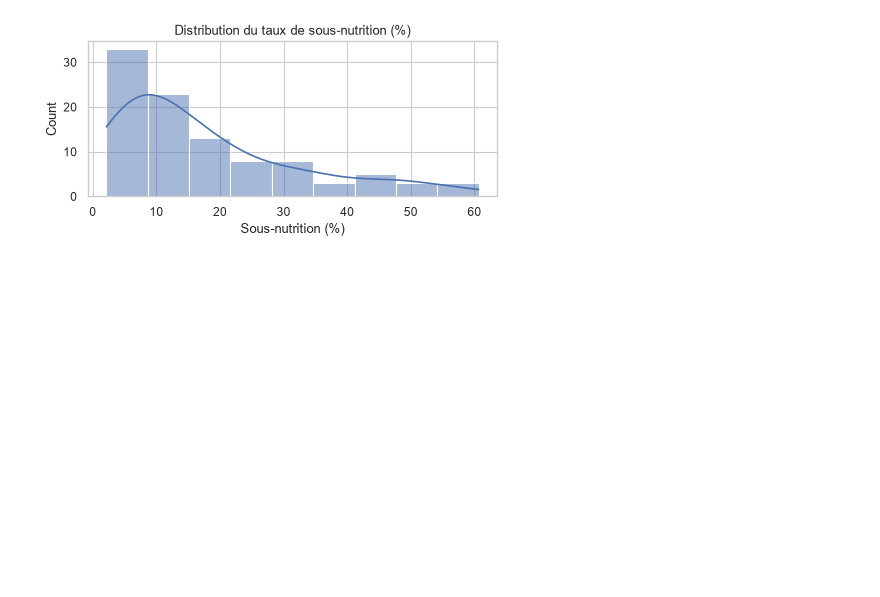
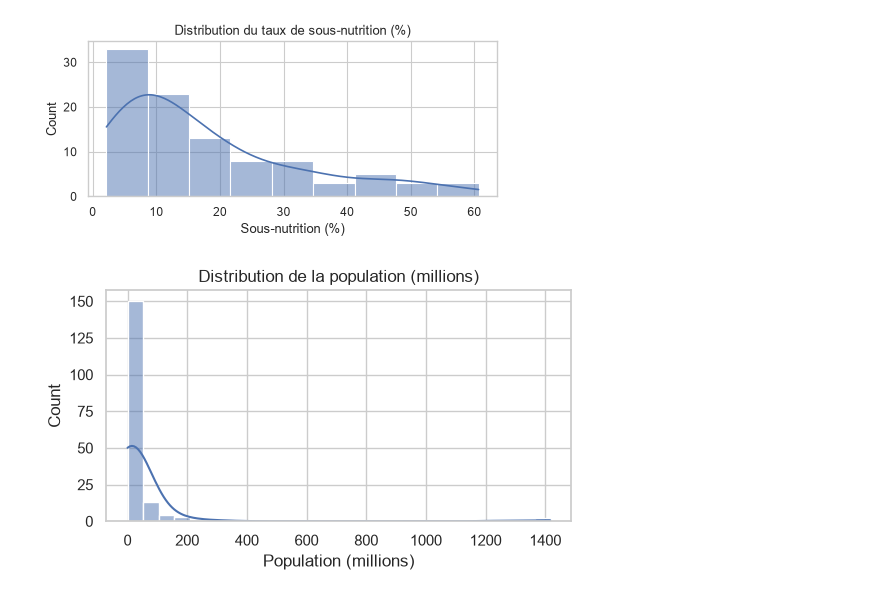
Before and after one commit to SIMPLON-DIST-Data-Analyst-211541/FAO-DATALAB_PATRICK, a Jupyter notebook: notebooks/J2_analyse exploratoire et corrélations.ipynb, the cells around one changed output. Drawn from its saved outputs; the diff is of its cells as text; code cells hidden in the pictures; blank space fills up the shorter version.

```diff
--- a/notebooks/J2_analyse exploratoire et corrélations.ipynb
+++ b/notebooks/J2_analyse exploratoire et corrélations.ipynb
@@ -85,3 +85,13 @@ plt.show()
 plt.close(fig)
 # %% [output]
 [figure]
+# %%
+# 3.3 Population
+
+plt.figure(figsize=(6,3))
+sns.histplot(df["Population_millions"], kde=True)
+plt.title("Distribution de la population (millions)")
+plt.xlabel("Population (millions)")
+plt.show()
+# %% [output]
+[figure, added]
```
Also changed, not shown: parts of 9 cells of this notebook.
